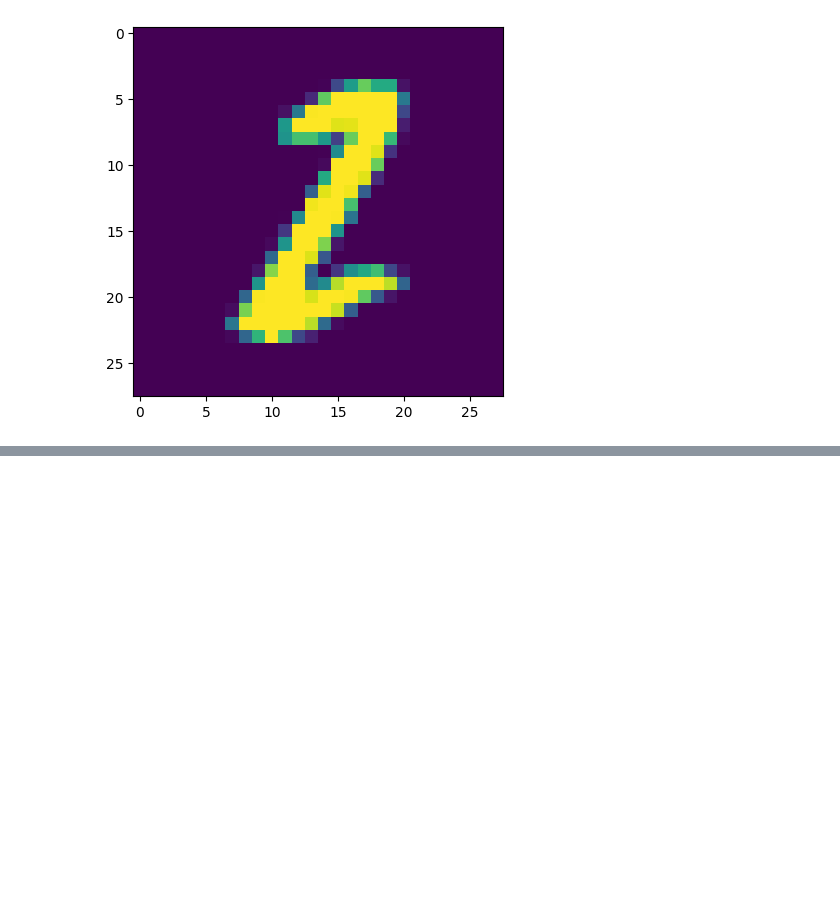
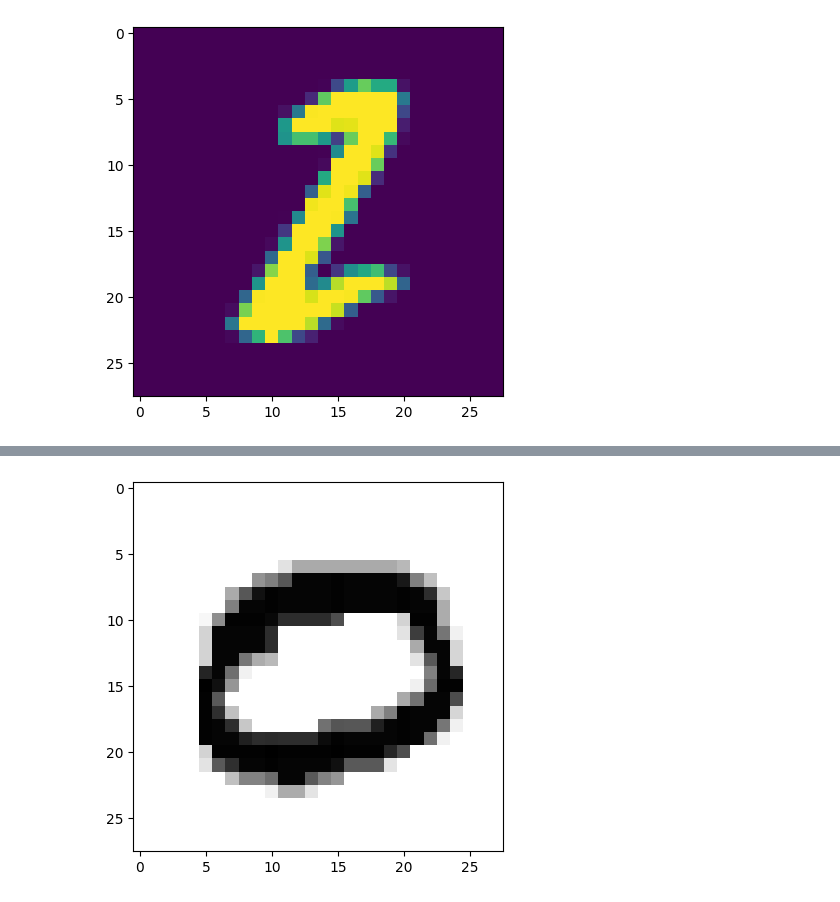
Before and after one commit to Prajwal-repo/AIML-projects, a Jupyter notebook: Handwritten Digit Recognition/Digit_recognition.ipynb, the cells around one changed output, grey strips where cells are left out. Drawn from its saved outputs; the diff is of its cells as text; code cells hidden in the pictures; blank space fills up the shorter version.

```diff
--- a/Handwritten Digit Recognition/Digit_recognition.ipynb
+++ b/Handwritten Digit Recognition/Digit_recognition.ipynb
@@ -24,6 +27,7 @@ data .head()
 # %%
 X = data.iloc[:, 1:785]
 y = data.iloc[:, 0]
+x_test = test.iloc[:,0:784]
 # %%
 x_train,x_val , y_train,y_val = train_test_split(X,y,test_size=0.2,random_state=1212)
 # %%
@@ -47,6 +51,7 @@ x_train_re = x_train.to_numpy().reshape(33600, 28, 28)
 y_train_re = y_train.values
 x_val_re = x_val.to_numpy().reshape(8400, 28, 28)
 y_val_re = y_val.values
+x_test_re = x_test.to_numpy().reshape(28000,28,28)
 # %%
 x_train_re.shape
 # %% [output]
@@ -59,3 +64,23 @@ plt.imshow(x_train_re[0])
 plt.show()
 # %% [output]
 [figure]
+# %%
+x_train_with_chanels = x_train_re.reshape(
+    x_train_re.shape[0],
+    IMAGE_WIDTH,
+    IMAGE_HEIGHT,
+    IMAGE_CHANNELS
+)
+
+x_val_with_chanels = x_val_re.reshape(
+    x_val_re.shape[0],
+    IMAGE_WIDTH,
+    IMAGE_HEIGHT,
+    IMAGE_CHANNELS
+)
+x_test_with_channels = x_test_re.reshape(
+    x_test_re.shape[0],
+    IMAGE_WIDTH,
+    IMAGE_HEIGHT,
+    IMAGE_CHANNELS
+)
@@ -61,0 +93,5 @@ plt.show()
+# %%
+x_train_normalized = x_train_with_chanels / 255
+x_val_normalized = x_val_with_chanels / 255
+x_test_normalized = x_test_with_channels/255
+x_train_normalized[0][10]
@@ -61,0 +285,5 @@ plt.show()
+# %%
+plt.imshow(x_test_normalized[1].reshape((IMAGE_WIDTH, IMAGE_HEIGHT)), cmap=plt.cm.binary)
+plt.show()
+# %% [output]
+[figure, added]
```
Also changed, not shown: parts of 19 cells of this notebook, 2 other files.
